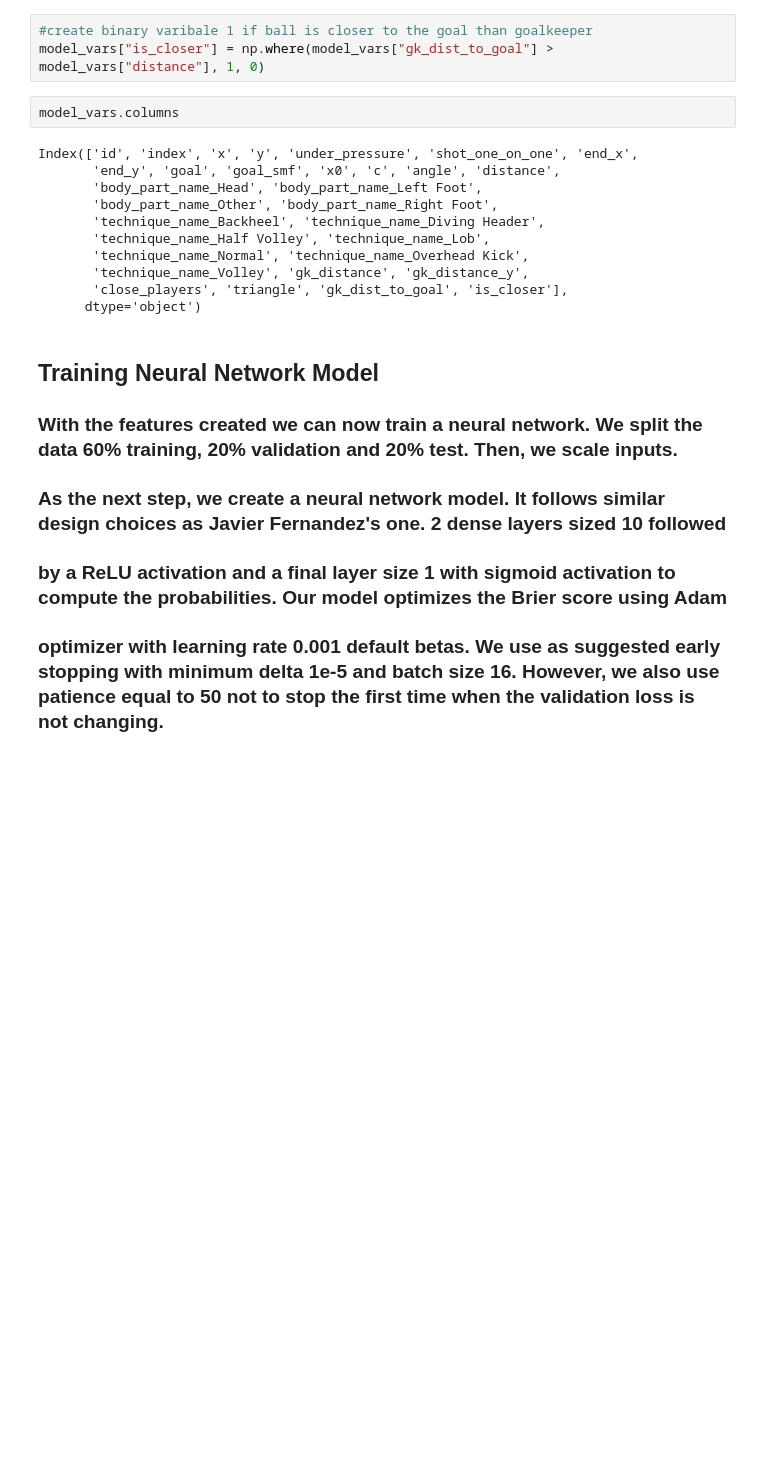
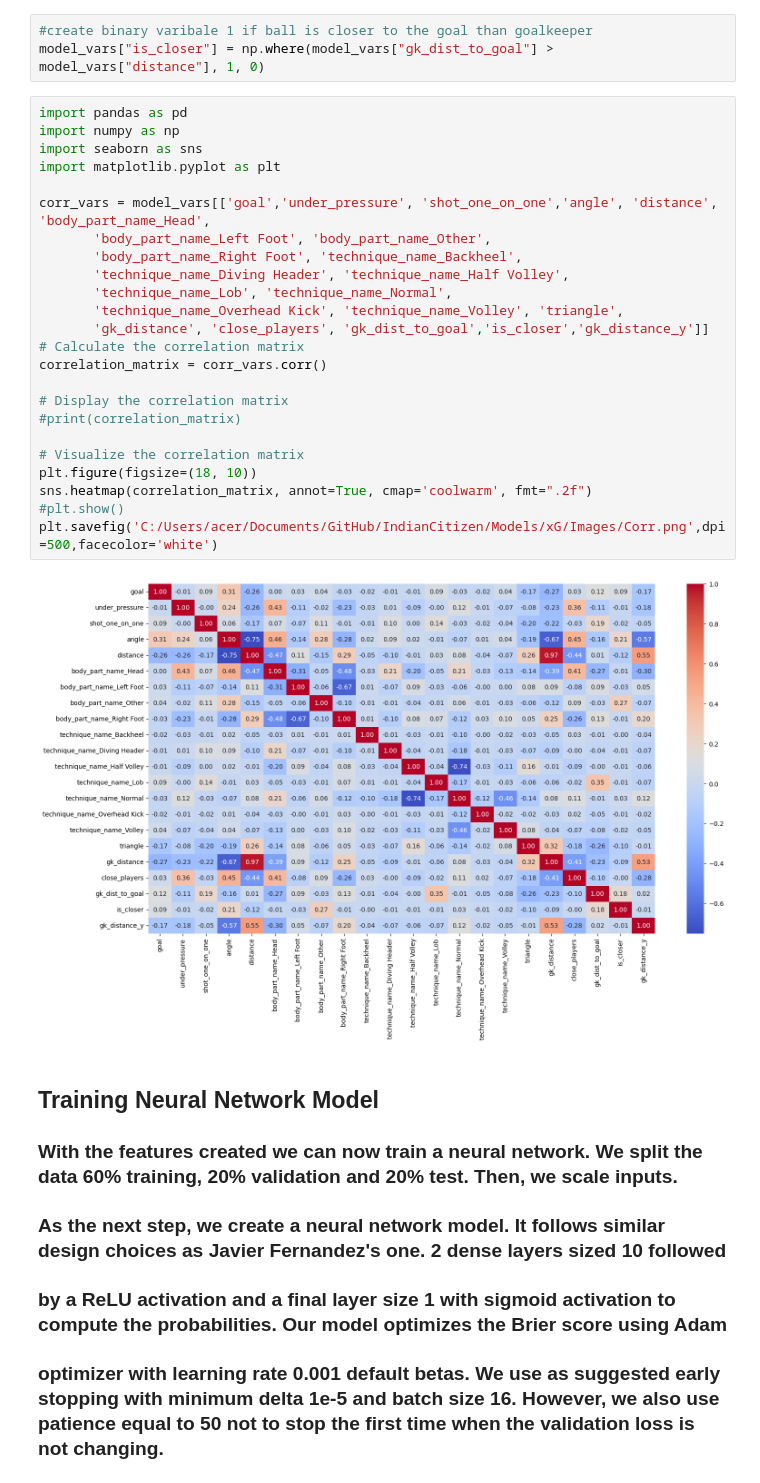
Before and after one commit to ishdeep-10/IndianCitizen, a Jupyter notebook: Models/xG/Understanding_xG.ipynb, the cells around one changed output. Cells and saved outputs as stored; diff of their text form; blank space fills up the shorter version.

```diff
--- a/Models/xG/Understanding_xG.ipynb
+++ b/Models/xG/Understanding_xG.ipynb
@@ -501,19 +624,32 @@ model_vars["gk_dist_to_goal"] = shot_df.apply(gk_dist_to_goal, track_df = track_
 # %%
 #create binary varibale 1 if ball is closer to the goal than goalkeeper
 model_vars["is_closer"] = np.where(model_vars["gk_dist_to_goal"] > model_vars["distance"], 1, 0)
-# %%
-model_vars.columns
-# %% [output]
-Index(['id', 'index', 'x', 'y', 'under_pressure', 'shot_one_on_one', 'end_x',
-       'end_y', 'goal', 'goal_smf', 'x0', 'c', 'angle', 'distance',
-       'body_part_name_Head', 'body_part_name_Left Foot',
-       'body_part_name_Other', 'body_part_name_Right Foot',
-       'technique_name_Backheel', 'technique_name_Diving Header',
-       'technique_name_Half Volley', 'technique_name_Lob',
-       'technique_name_Normal', 'technique_name_Overhead Kick',
-       'technique_name_Volley', 'gk_distance', 'gk_distance_y',
-       'close_players', 'triangle', 'gk_dist_to_goal', 'is_closer'],
-      dtype='object')
+# %%
+import pandas as pd
+import numpy as np
+import seaborn as sns
+import matplotlib.pyplot as plt
+
+corr_vars = model_vars[['goal','under_pressure', 'shot_one_on_one','angle', 'distance', 'body_part_name_Head',
+       'body_part_name_Left Foot', 'body_part_name_Other',
+       'body_part_name_Right Foot', 'technique_name_Backheel',
+       'technique_name_Diving Header', 'technique_name_Half Volley',
+       'technique_name_Lob', 'technique_name_Normal',
+       'technique_name_Overhead Kick', 'technique_name_Volley', 'triangle',
+       'gk_distance', 'close_players', 'gk_dist_to_goal','is_closer','gk_distance_y']]
+# Calculate the correlation matrix
+correlation_matrix = corr_vars.corr()
+
+# Display the correlation matrix
+#print(correlation_matrix)
+
+# Visualize the correlation matrix
+plt.figure(figsize=(18, 10))
+sns.heatmap(correlation_matrix, annot=True, cmap='coolwarm', fmt=".2f")
+#plt.show()
+plt.savefig('C:/Users/acer/Documents/GitHub/IndianCitizen/Models/xG/Images/Corr.png',dpi=500,facecolor='white')
+# %% [output]
+[figure, added]
 # %% [markdown]
 ## Training Neural Network Model
 ### With the features created we can now train a neural network. We split the data 60% training, 20% validation and 20% test. Then, we scale inputs.
```
Also changed, not shown: parts of 49 cells of this notebook, 9 other files.
